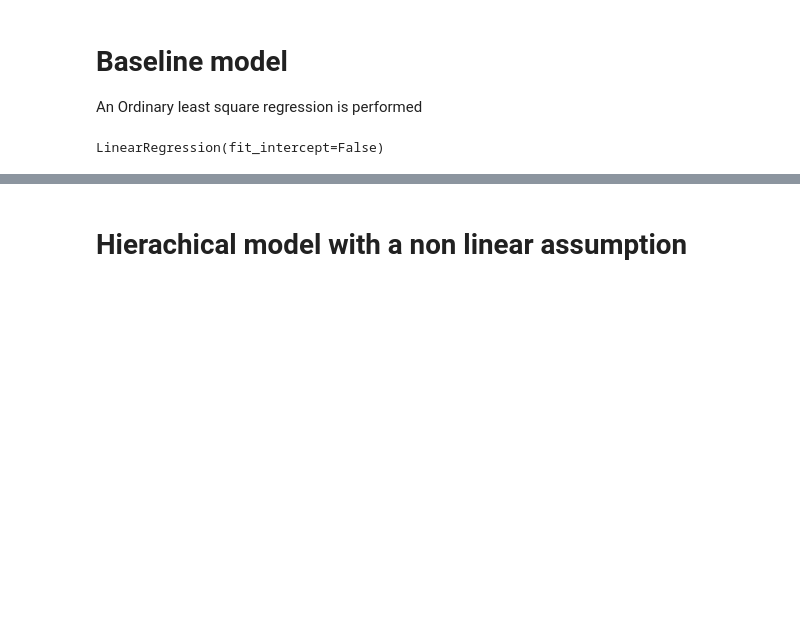
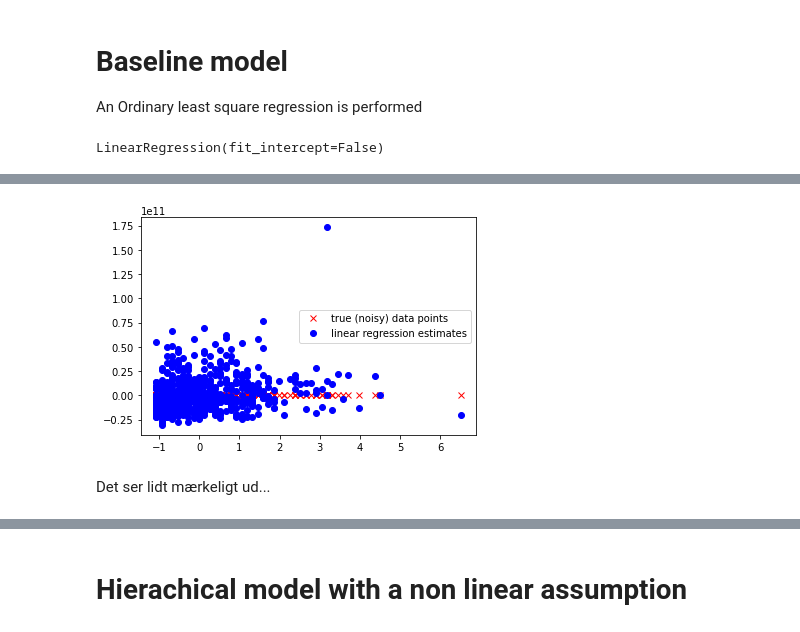
Before and after one commit to KatinkaKlepsch/model_based_ML, a Jupyter notebook: Modelling_notebook.ipynb, the cells around one changed output, grey strips where cells are left out. Cells and saved outputs as stored; diff of their text form; code cells hidden in the pictures; blank space fills up the shorter version.

```diff
--- a/Modelling_notebook.ipynb
+++ b/Modelling_notebook.ipynb
@@ -167,0 +188,9 @@ Baseline MSE: 67.51996465192855
+# %%
+plt.plot(X_test_std[:,0], y_test, "rx")
+plt.plot(X_test_std[:,0], ypred_lreg, 'bo')
+plt.legend(["true (noisy) data points", "linear regression estimates"])
+plt.show()
+# %% [output]
+[figure, added]
+# %% [markdown]
+Det ser lidt mærkeligt ud...
```
Also changed, not shown: parts of 39 cells of this notebook, 1 other file.
